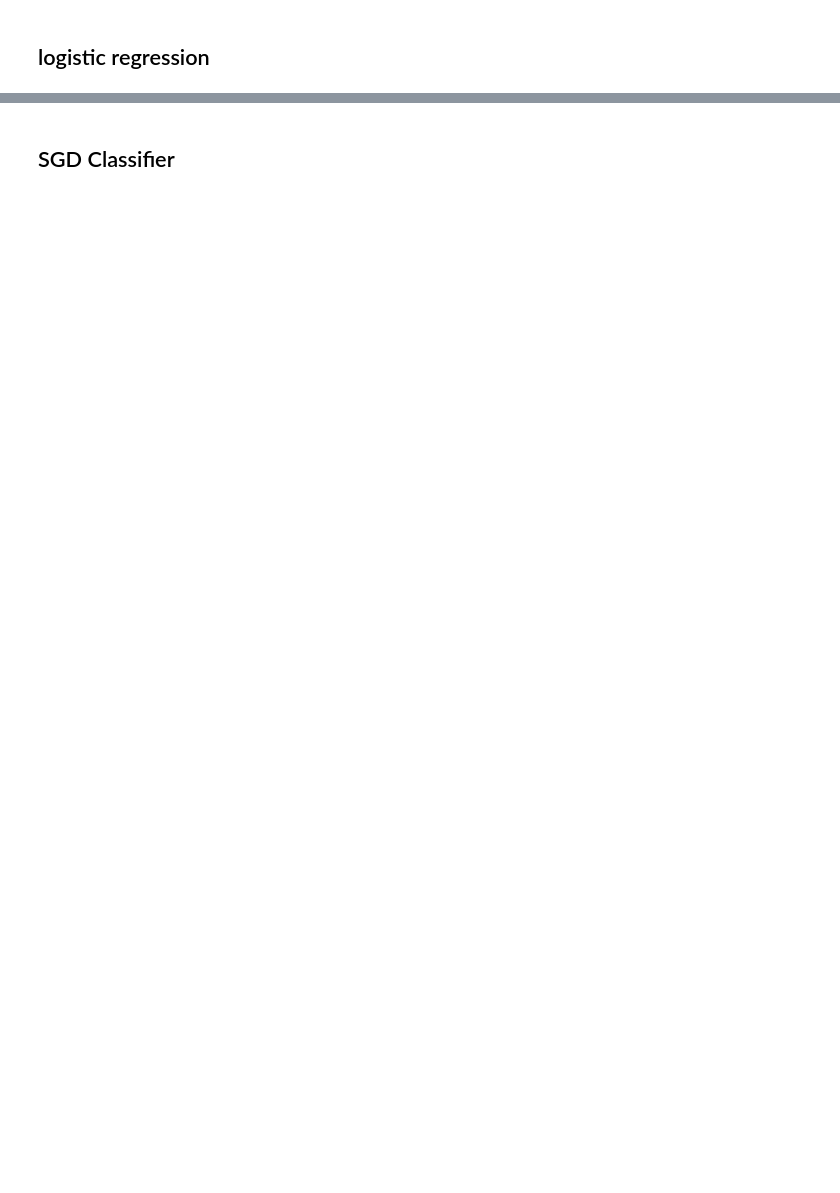
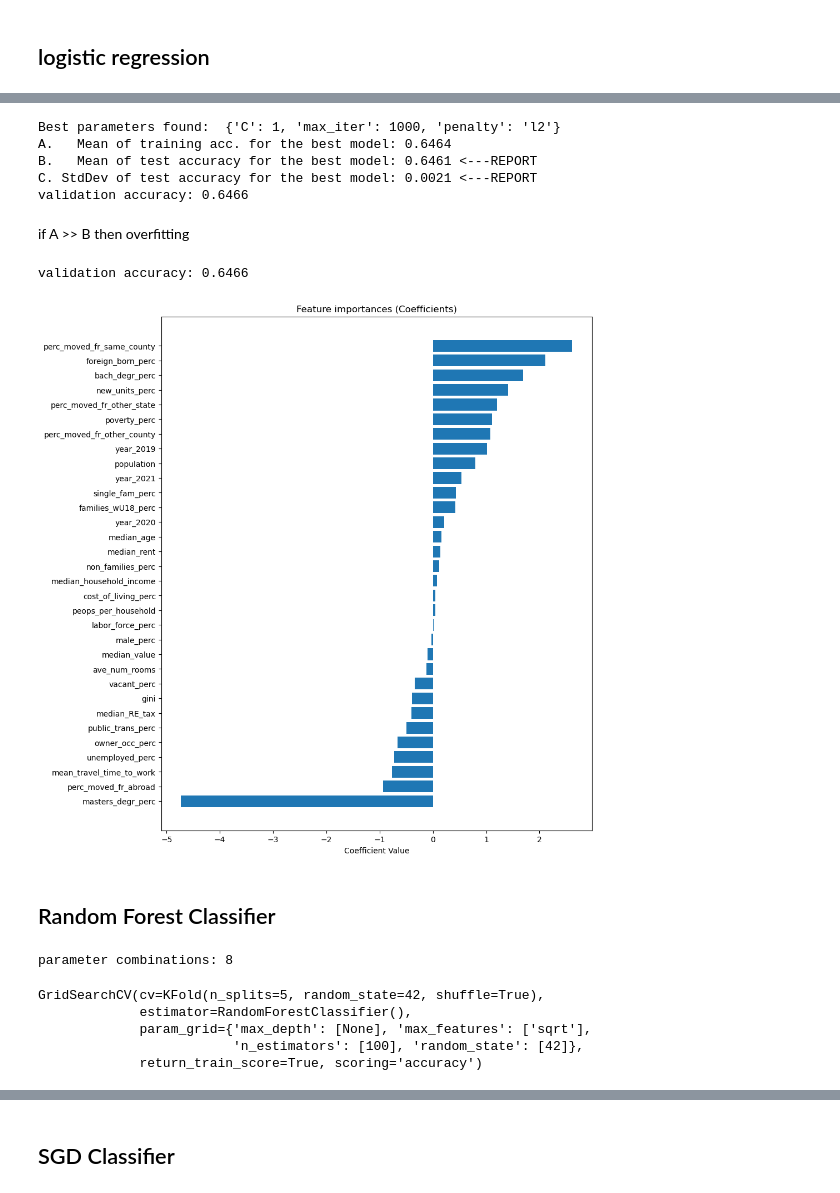
Before and after one commit to mexiliang/milestone696, a Jupyter notebook: s4_models_classification.ipynb, the cells around one changed output, grey strips where cells are left out. Saved outputs shown, nothing was run; the diff lists cells and outputs as text; code cells hidden in the pictures; blank space fills up the shorter version.

```diff
--- a/s4_models_classification.ipynb
+++ b/s4_models_classification.ipynb
@@ -102,0 +203,2 @@ Name: winner, dtype: int64
+# %%
+kf = KFold(n_splits=5, shuffle=True, random_state=42)
@@ -102,0 +216,2 @@ Name: winner, dtype: int64
+# %%
+scoring = 'accuracy'
@@ -120,0 +235,12 @@ Accuracy: 64.64%
+# %%
+# set everything up
+Xtrn, Xtst, ytrn, ytst = Xa_train, Xa_test, ya_train, ya_test   # A: no categorical, B: yes categorical
+
+params = {
+   'penalty': ['l2'],        # default=l2
+   'C': [.1, 1, 10],      # default=1
+    'max_iter': [100, 1000],       # default = 100
+}
+clf = LogisticRegression()
+grid_search = GridSearchCV(clf, params, cv=kf, scoring=scoring, return_train_score=True, verbose=1)
+print('parameter combinations:', count_combinations(params))
@@ -120,0 +249,3 @@ Accuracy: 64.64%
+# %%
+# fit
+grid_search.fit(Xtrn, ytrn)
@@ -120,0 +276,58 @@ Accuracy: 64.64%
+# %%
+print_clf_summaries(grid_search)
+# %% [output]
+Best parameters found:  {'C': 1, 'max_iter': 1000, 'penalty': 'l2'}
+A.   Mean of training acc. for the best model: 0.6464
+B.   Mean of test accuracy for the best model: 0.6461 <---REPORT
+C. StdDev of test accuracy for the best model: 0.0021 <---REPORT
+validation accuracy: 0.6466
+# %% [markdown]
+if A >> B then overfitting
+# %%
+# get predictions and validation accuracy
+y_pred = grid_search.predict(Xtst)
+print("validation accuracy: {:.4f}".format(accuracy_score(ytst, y_pred)))
+# %% [output]
+validation accuracy: 0.6466
+# %%
+best_logreg = grid_search.best_estimator_
+coefficients = best_logreg.coef_[0]
+feature_names = Xtrn.columns
+
+# Sort features based on coefficient values
+sorted_idx = coefficients.argsort()
+
+plt.figure(figsize=(10, 12))
+plt.barh(range(len(sorted_idx)), coefficients[sorted_idx], align='center')
+plt.yticks(range(len(sorted_idx)), [feature_names[i] for i in sorted_idx])
+plt.xlabel('Coefficient Value')
+plt.title('Feature importances (Coefficients)')
+plt.show()
+# %% [output]
+[figure, added]
+# %% [markdown]
+## Random Forest Classifier
+# %%
+# set everything up
+Xtrn, Xtst, ytrn, ytst = Xb_train, Xb_test, yb_train, yb_test   # A: no categorical, B: yes categorical
+
+params = {
+    'random_state': [42],
+    'max_features': ['sqrt', 10],     # def = sqrt
+    'n_estimators': [50, 100],        # def = 100
+    'max_depth': [20, None],          # def = None
+}
+clf = RandomForestClassifier()
+grid_search = GridSearchCV(clf, params, cv=kf, scoring=scoring, return_train_score=True, verbose=1)
+print('parameter combinations:', count_combinations(params))
+# %% [output]
+parameter combinations: 8
+# %%
+# fit
+grid_search.fit(Xtrn, ytrn)
+# %% [output]
+GridSearchCV(cv=KFold(n_splits=5, random_state=42, shuffle=True),
+             estimator=RandomForestClassifier(),
+             param_grid={'max_depth': [None], 'max_features': ['sqrt'],
+                         'n_estimators': [100], 'random_state': [42]},
+             return_train_score=True, scoring='accuracy')
```
Also changed, not shown: parts of 101 cells of this notebook, 4 other files.
